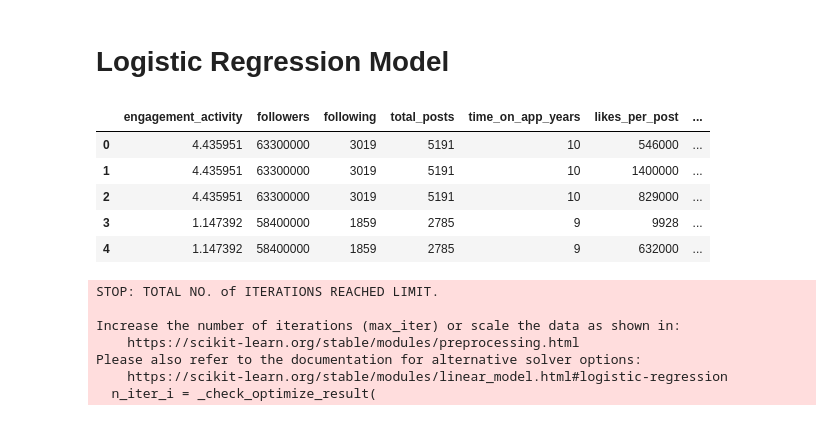
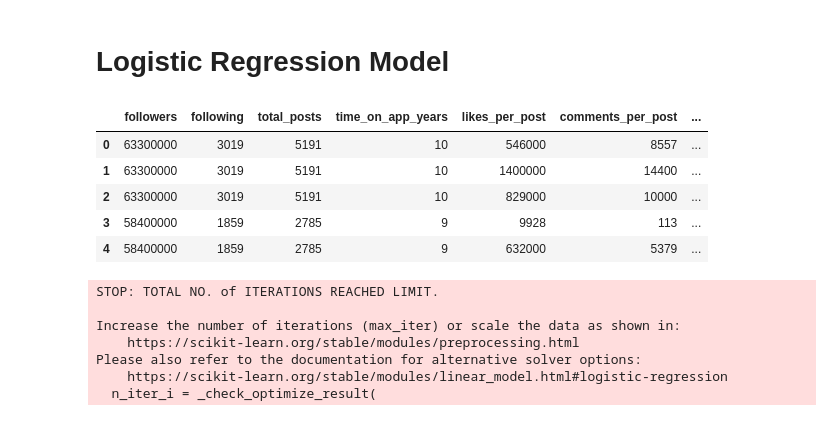
Before and after one commit to cristiana-ayres/Insta-engagement-pred, a Jupyter notebook: 11_lets_go.ipynb, the cells around one changed output. Drawn from its saved outputs; the diff is of its cells as text; code cells hidden in the pictures.

```diff
--- a/11_lets_go.ipynb
+++ b/11_lets_go.ipynb
@@ -189,23 +189,23 @@ data.tail()
 # %% [markdown]
 # Logistic Regression Model
 # %%
-X = data[['engagement_activity','followers', 'following', 'total_posts', 'time_on_app_years', 'likes_per_post', 'comments_per_post']]
+X = data[['followers', 'following', 'total_posts', 'time_on_app_years', 'likes_per_post', 'comments_per_post', 'engagement_activity']]
 y = data['engagement_type']
 
 # type of engagement will be generated by 2 bins based on :
 # from 0 to 5 : low engagement = 0
 # from 5 to 10 or higher : high engagement = 1
 # we will have to generate this new column
 
 
 X.head()
 # %% [output]
-|  | engagement_activity | followers | following | total_posts | time_on_app_years | likes_per_post | ... |
-| 0 | 4.435951 | 63300000 | 3019 | 5191 | 10 | 546000 | ... |
-| 1 | 4.435951 | 63300000 | 3019 | 5191 | 10 | 1400000 | ... |
-| 2 | 4.435951 | 63300000 | 3019 | 5191 | 10 | 829000 | ... |
-| 3 | 1.147392 | 58400000 | 1859 | 2785 | 9 | 9928 | ... |
-| 4 | 1.147392 | 58400000 | 1859 | 2785 | 9 | 632000 | ... |
+|  | followers | following | total_posts | time_on_app_years | likes_per_post | comments_per_post | ... |
+| 0 | 63300000 | 3019 | 5191 | 10 | 546000 | 8557 | ... |
+| 1 | 63300000 | 3019 | 5191 | 10 | 1400000 | 14400 | ... |
+| 2 | 63300000 | 3019 | 5191 | 10 | 829000 | 10000 | ... |
+| 3 | 58400000 | 1859 | 2785 | 9 | 9928 | 113 | ... |
+| 4 | 58400000 | 1859 | 2785 | 9 | 632000 | 5379 | ... |
 # %%
 #  create our model
 
```
Also changed, not shown: parts of 6 cells of this notebook, 2 other files.
